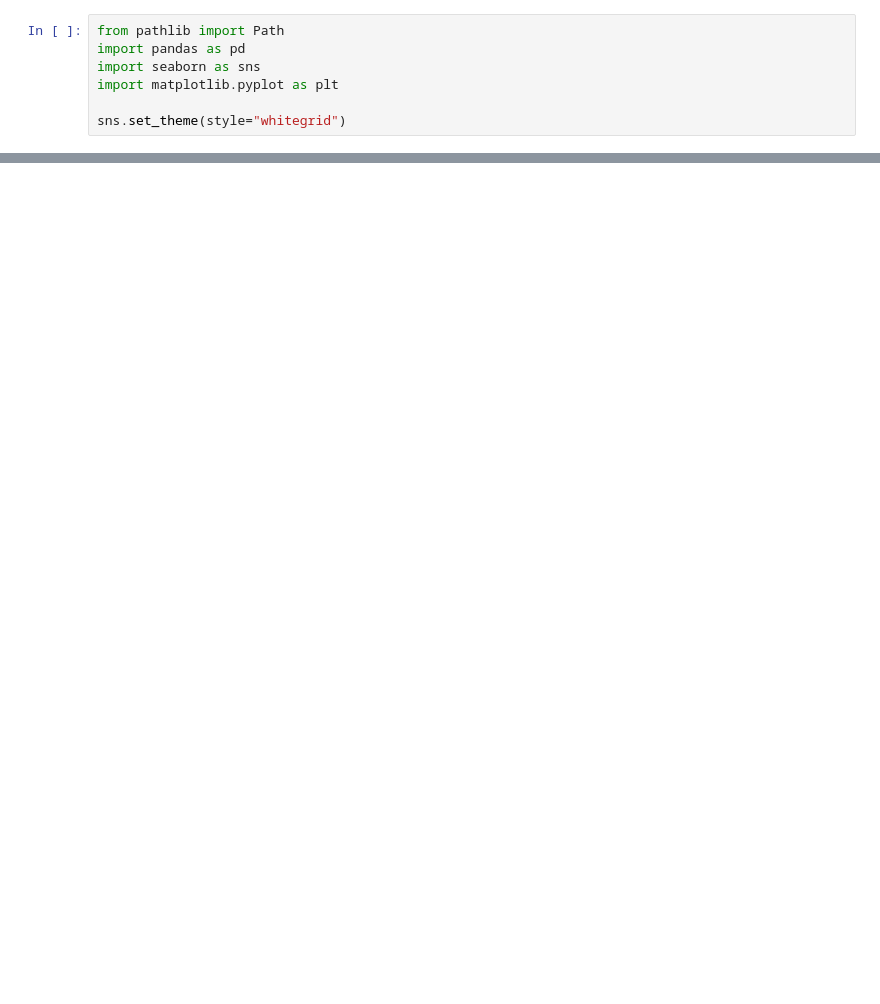
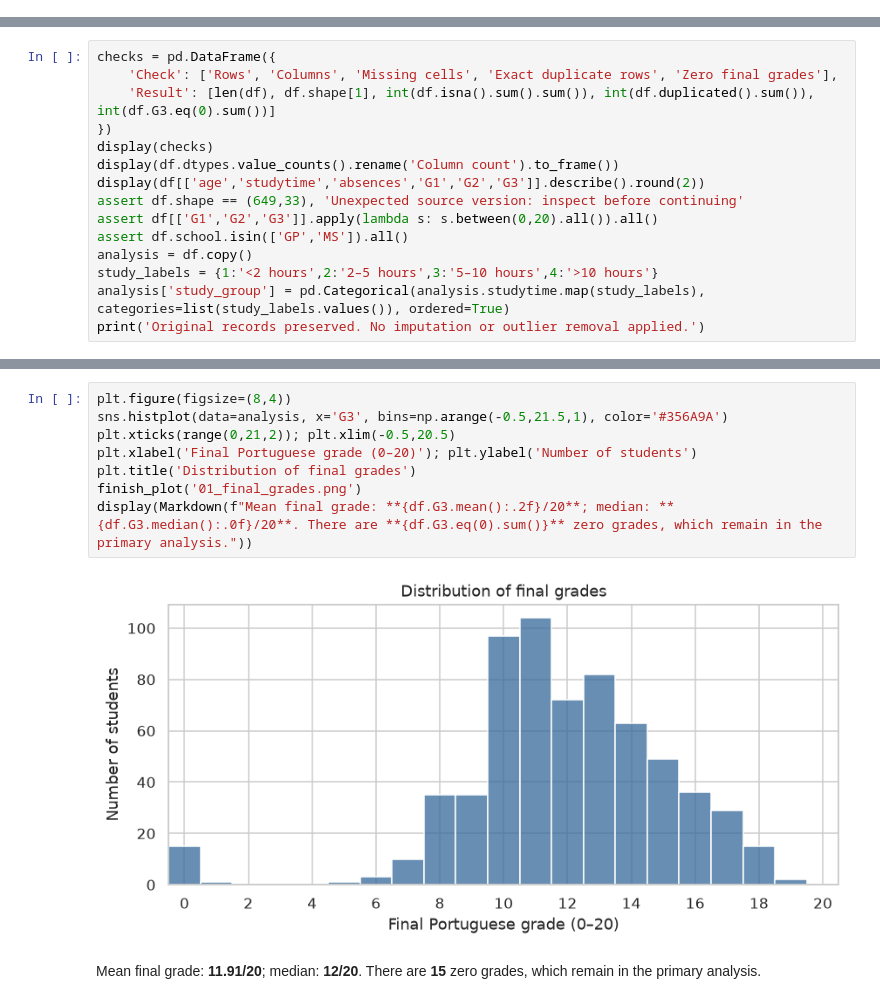
Before and after one commit to CS122-04-FA26/brokecode-student-performance, a Jupyter notebook: notebooks/Project_Assignment_02.ipynb, the cells around one changed output, grey strips where cells are left out. Saved outputs shown, nothing was run; the diff lists cells and outputs as text; blank space fills up the shorter version.

```diff
--- a/notebooks/Project_Assignment_02.ipynb
+++ b/notebooks/Project_Assignment_02.ipynb
@@ -19,7 +0,0 @@ This is an initial progress milestone, not our final proposal or final analysis.
-# %%
-from pathlib import Path
-import pandas as pd
-import seaborn as sns
-import matplotlib.pyplot as plt
-
-sns.set_theme(style="whitegrid")
@@ -126,0 +86,15 @@ No relationship tests or final conclusions are included in this milestone.
+# %%
+checks = pd.DataFrame({
+    'Check': ['Rows', 'Columns', 'Missing cells', 'Exact duplicate rows', 'Zero final grades'],
+    'Result': [len(df), df.shape[1], int(df.isna().sum().sum()), int(df.duplicated().sum()), int(df.G3.eq(0).sum())]
+})
+display(checks)
+display(df.dtypes.value_counts().rename('Column count').to_frame())
+display(df[['age','studytime','absences','G1','G2','G3']].describe().round(2))
+assert df.shape == (649,33), 'Unexpected source version: inspect before continuing'
+assert df[['G1','G2','G3']].apply(lambda s: s.between(0,20).all()).all()
+assert df.school.isin(['GP','MS']).all()
+analysis = df.copy()
+study_labels = {1:'<2 hours',2:'2–5 hours',3:'5–10 hours',4:'>10 hours'}
+analysis['study_group'] = pd.Categorical(analysis.studytime.map(study_labels), categories=list(study_labels.values()), ordered=True)
+print('Original records preserved. No imputation or outlier removal applied.')
@@ -126,0 +125,11 @@ No relationship tests or final conclusions are included in this milestone.
+# %%
+plt.figure(figsize=(8,4))
+sns.histplot(data=analysis, x='G3', bins=np.arange(-0.5,21.5,1), color='#356A9A')
+plt.xticks(range(0,21,2)); plt.xlim(-0.5,20.5)
+plt.xlabel('Final Portuguese grade (0–20)'); plt.ylabel('Number of students')
+plt.title('Distribution of final grades')
+finish_plot('01_final_grades.png')
+display(Markdown(f"Mean final grade: **{df.G3.mean():.2f}/20**; median: **{df.G3.median():.0f}/20**. There are **{df.G3.eq(0).sum()}** zero grades, which remain in the primary analysis."))
+# %% [output]
+[figure, added]
+Mean final grade: **11.91/20**; median: **12/20**. There are **15** zero grades, which remain in the primary analysis.
```
Also changed, not shown: parts of 30 cells of this notebook.
